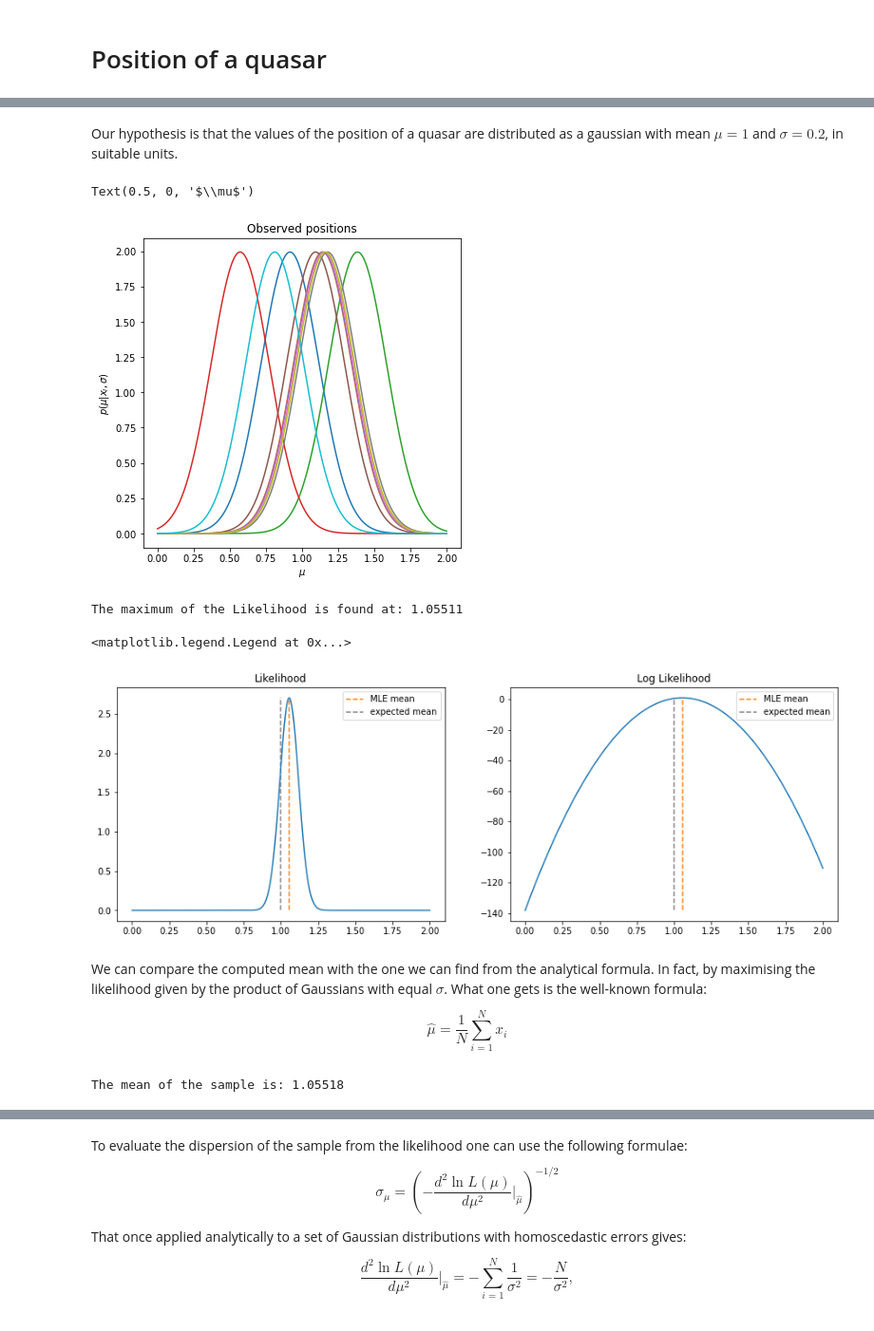
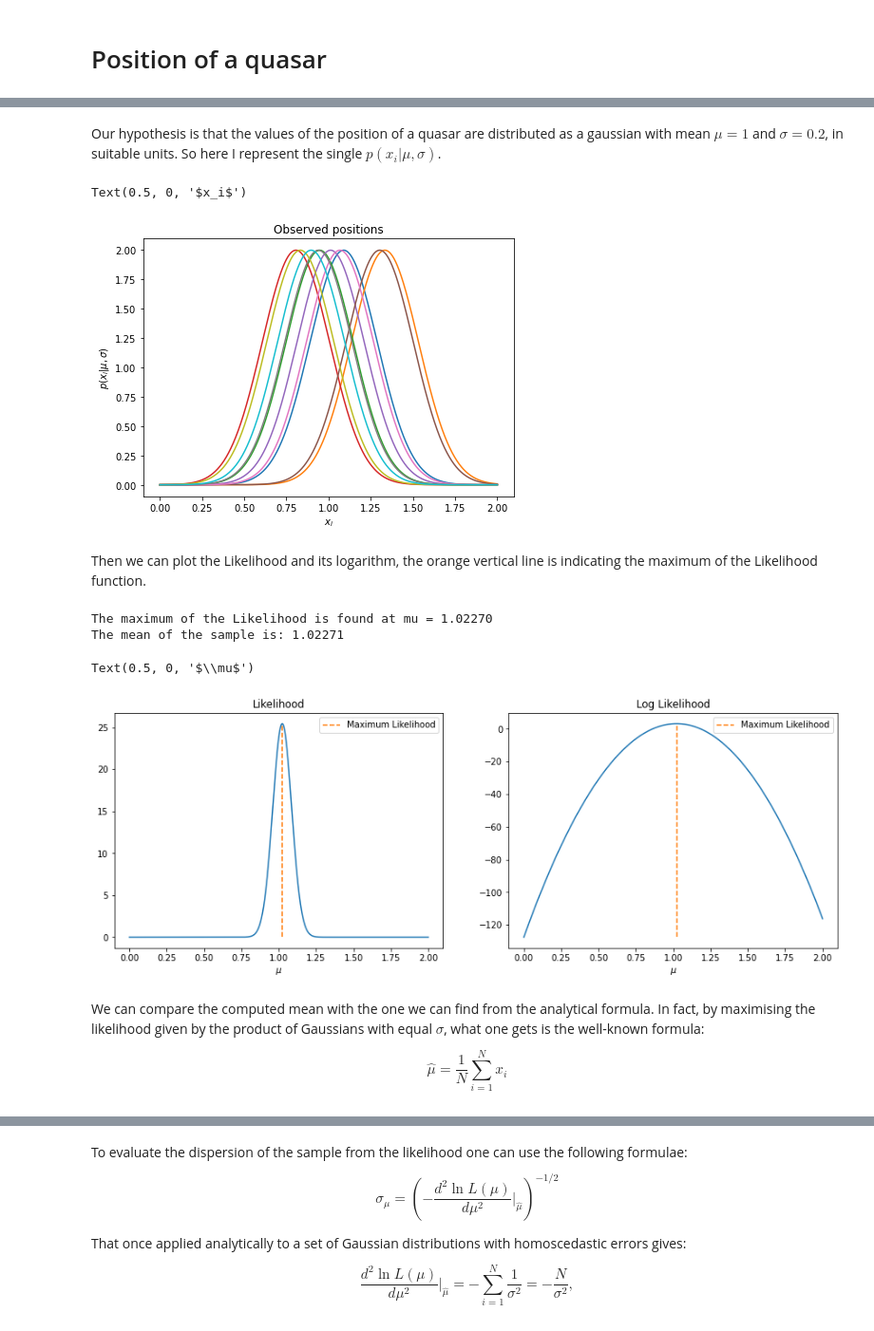
Before and after one commit to giuliapru/astrostatistics_bicocca_2022, a Jupyter notebook: working/L05_MLE_quasar_position.ipynb, the cells around one changed output, grey strips where cells are left out. Shown at 95% size. Saved outputs shown, nothing was run; the diff lists cells and outputs as text; code cells hidden in the pictures.

```diff
--- a/working/L05_MLE_quasar_position.ipynb
+++ b/working/L05_MLE_quasar_position.ipynb
@@ -11,34 +18,36 @@ import numpy as np
 import matplotlib.pyplot as plt
 from scipy.stats import norm
 # %% [markdown]
-Our hypothesis is that the values of the position of a quasar are distributed as a gaussian with mean $\mu = 1$ and $\sigma = 0.2$, in suitable units.
+Our hypothesis is that the values of the position of a quasar are distributed as a gaussian with mean $\mu = 1$ and $\sigma = 0.2$, in suitable units. So here I represent the single $p(x_{i}|\mu, \sigma)$.
 # %%
 gauss = norm(loc=1, scale=0.2)   #gaussian from which I extract the observed values
 N_obs = 10                       #number of observations
-np.random.seed(29)
+np.random.seed(28)
 x = gauss.rvs(N_obs)             #values of the observations
 
 x_axis = np.linspace(0,2, 10000)
 
 L = 1     #Likelihood function (initialised to 1 since I have to multiply stuff here)
 ln_L = 0  #log_Likelihood function (initialised to 0 since I have to sum stuff here)
 
-fig, ax = plt.subplots(1,1,figsize=(6,6))
+fig, ax = plt.subplots(1,1,figsize=(7,5))
 
 for i in range(N_obs):
     gauss_measure = norm(loc = x[i], scale = 0.2) #in this vector I store the single gaussians with mean = extracted points
                                                   #and sigma = 0.2
     plt.plot(x_axis, gauss_measure.pdf(x_axis))
 
     L = L*gauss_measure.pdf(x_axis)
     ln_L += gauss_measure.logpdf(x_axis)
 
 ax.set_title('Observed positions')
-ax.set_ylabel('$p(\mu|x_{i}, \sigma)$')
-ax.set_xlabel('$\mu$')
+ax.set_ylabel('$p(x_{i}|\mu, \sigma)$')
+ax.set_xlabel('$x_i$')
 # %% [output]
-Text(0.5, 0, '$\\mu$')
+Text(0.5, 0, '$x_i$')
-[figure, old version]
+[figure, new version]
+# %% [markdown]
+Then we can plot the Likelihood and its logarithm, the orange vertical line is indicating the maximum of the Likelihood function.
 # %%
 fig, ax = plt.subplots(1,2, figsize=(15,5))
 ax[0].plot(x_axis, L)
@@ -47,28 +56,27 @@ ax[1].plot(x_axis, ln_L)
 #finding the maximum of the Likelihood function
 ind_max = np.argsort(L)[-1]
 max_L = x_axis[ind_max]
-print('The maximum of the Likelihood is found at: %.5f' %(max_L))
+print('The maximum of the Likelihood is found at mu = %.5f' %(max_L))
+
+#evaluating the mean of the sample to compare it with the MLE e"empirical" estimator
+mean_estimator = np.mean(x)
+print('The mean of the sample is: %.5f' %mean_estimator)
 
 ax[0].set_title('Likelihood')
-ax[0].vlines(x=max_L, ymin = np.min(L), ymax = L[ind_max], ls='--', color = 'tab:orange', label = 'MLE mean')
-ax[0].vlines(x=1, ymin = np.min(L), ymax = L[ind_max], ls='--', color= 'gray', label='expected mean')
+ax[0].vlines(x=max_L, ymin = np.min(L), ymax = L[ind_max], ls='--', color = 'tab:orange', label = 'Maximum Likelihood')
 ax[0].legend()
+ax[0].set_xlabel('$\mu$')
 
 ax[1].set_title('Log Likelihood')
-ax[1].vlines(x=max_L, ymin = np.min(ln_L), ymax = ln_L[ind_max], ls='--', color = 'tab:orange', label = 'MLE mean')
-ax[1].vlines(x=1, ymin = np.min(ln_L), ymax = ln_L[ind_max], ls='--', color= 'gray', label='expected mean')
+ax[1].vlines(x=max_L, ymin = np.min(ln_L), ymax = ln_L[ind_max], ls='--', color = 'tab:orange', label = 'Maximum Likelihood')
 ax[1].legend()
+ax[1].set_xlabel('$\mu$')
 # %% [output]
-The maximum of the Likelihood is found at: 1.05511
+The maximum of the Likelihood is found at mu = 1.02270
+The mean of the sample is: 1.02271
-<matplotlib.legend.Legend at 0x...>
+Text(0.5, 0, '$\\mu$')
-[figure, old version]
+[figure, new version]
 # %% [markdown]
-We can compare the computed mean with the one we can find from the analytical formula. In fact, by maximising the likelihood given by the product of Gaussians with equal $\sigma$. What one gets is the well-known formula:
+We can compare the computed mean with the one we can find from the analytical formula. In fact, by maximising the likelihood given by the product of Gaussians with equal $\sigma$, what one gets is the well-known formula:
 
 $$\hat{\mu} = \frac{1}{N}\sum_{i = 1}^{N}{x_{i}}$$
-# %%
-#evaluating the mean of the sample to compare it with the MLE e"empirical" estimator
-mean_estimator = np.mean(x)
-print('The mean of the sample is: %.5f' %mean_estimator)
-# %% [output]
-The mean of the sample is: 1.05518
```
Also changed, not shown: parts of 21 cells of this notebook.
